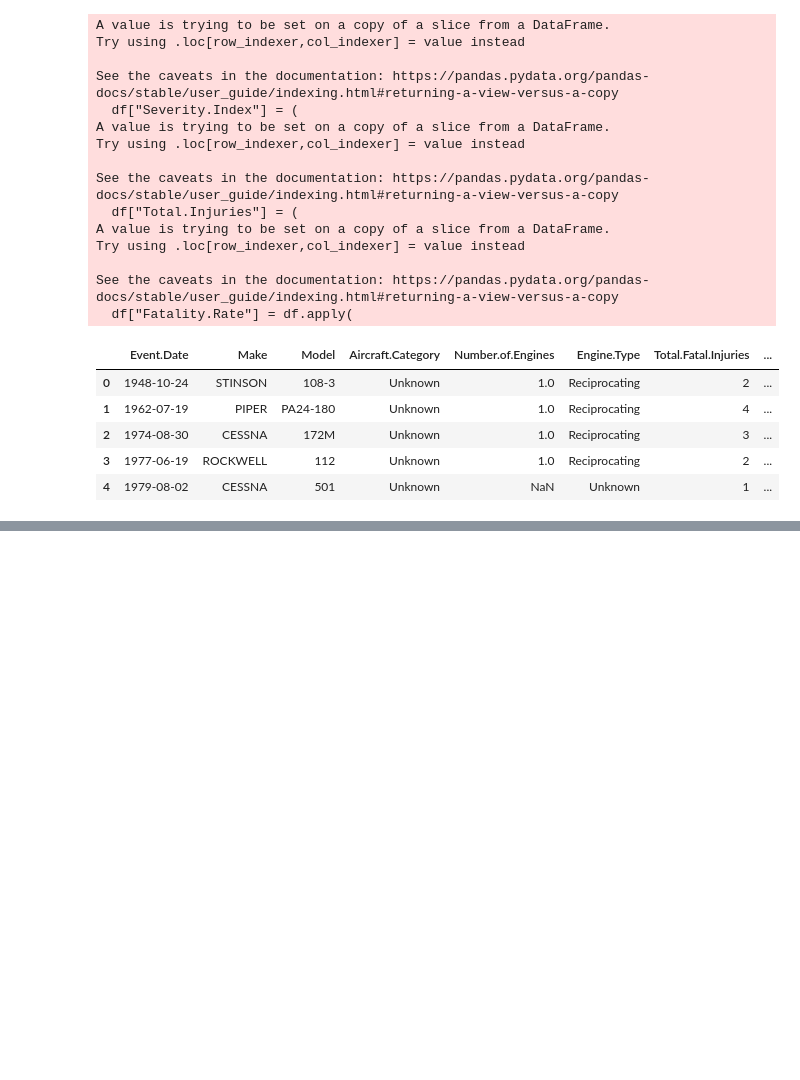
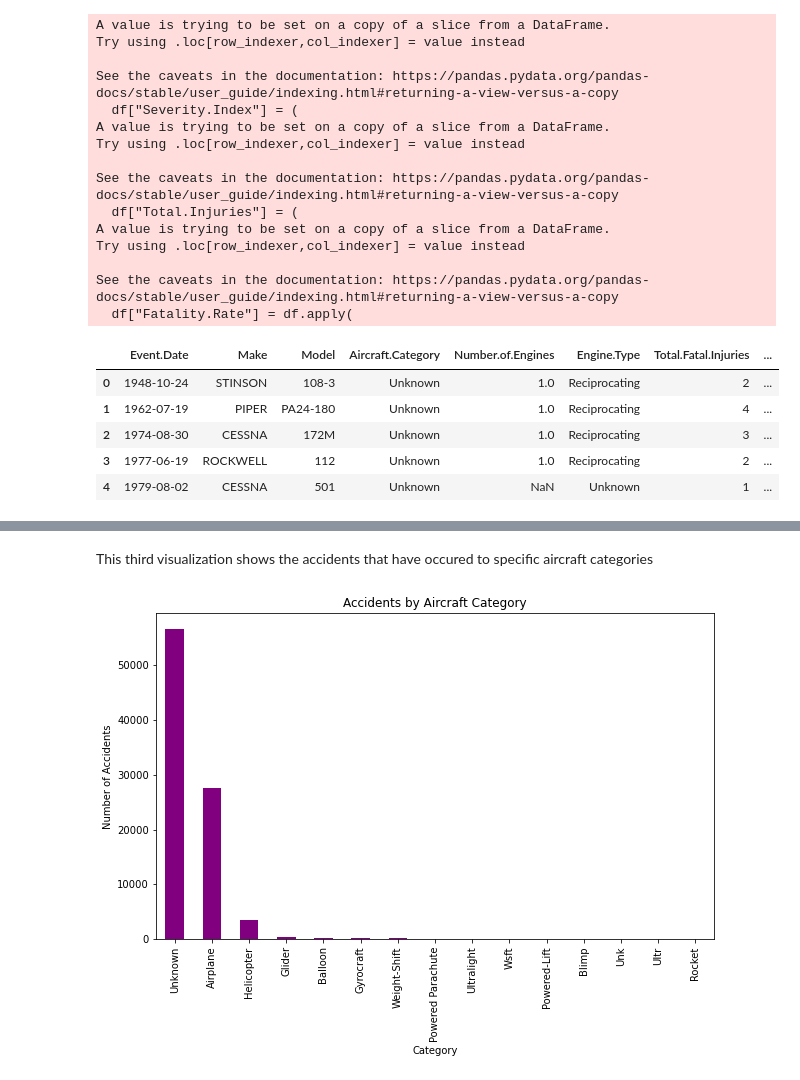
Before and after one commit to elrayoo0/Phase1_project, a Jupyter notebook: index.ipynb, the cells around one changed output, grey strips where cells are left out. Saved outputs shown, nothing was run; the diff lists cells and outputs as text; code cells hidden in the pictures; blank space fills up the shorter version.

```diff
--- a/index.ipynb
+++ b/index.ipynb
@@ -218,0 +312,10 @@ df.to_csv("cleaned_airline_accidents.csv", index=False)
+# %% [markdown]
+This  third visualization shows the accidents that have occured to specific aircraft categories
+# %%
+df["Aircraft.Category"].value_counts().plot(kind="bar", color="purple", figsize=(10,6))
+plt.title("Accidents by Aircraft Category")
+plt.xlabel("Category")
+plt.ylabel("Number of Accidents")
+plt.show()
+# %% [output]
+[figure, added]
```
Also changed, not shown: parts of 30 cells of this notebook, 1 other file.
